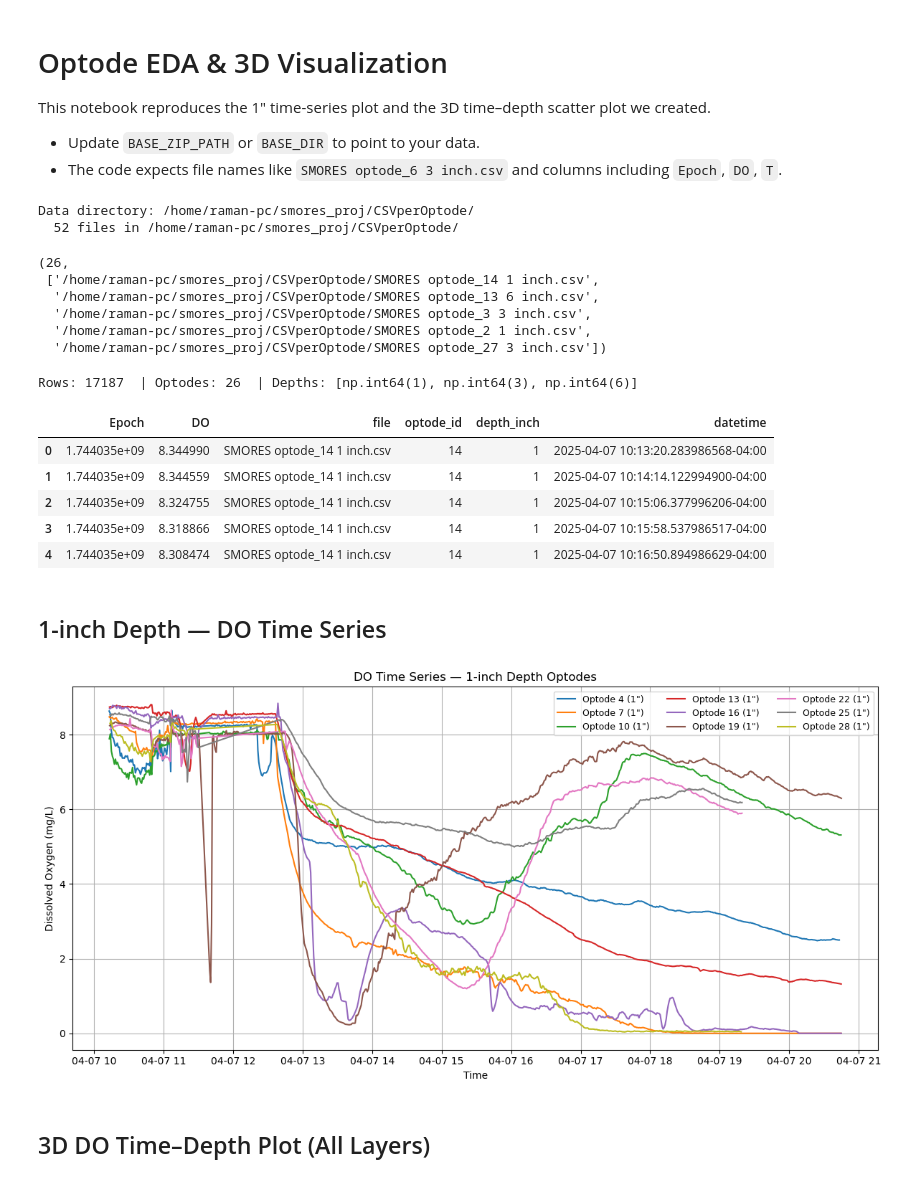
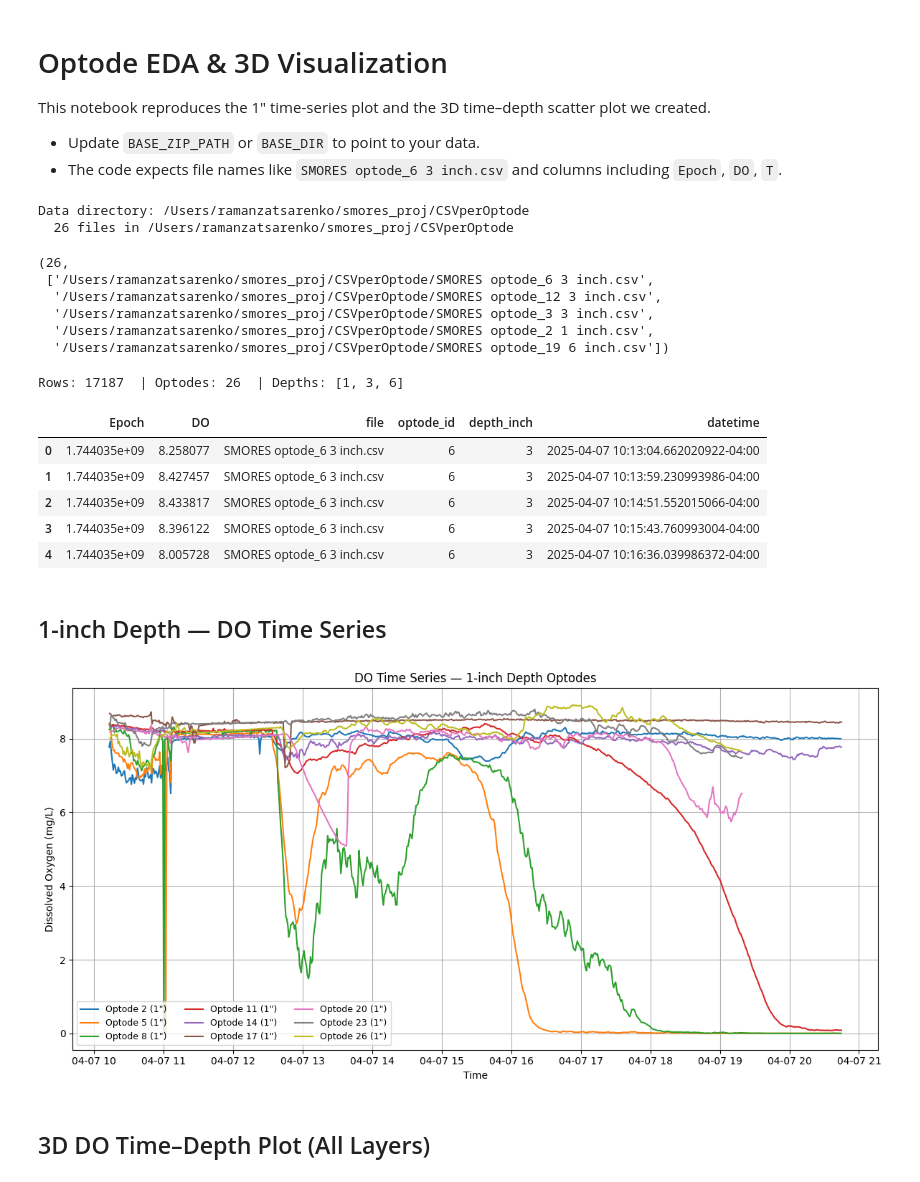
Before and after one commit to rzv09/smores_proj, a Jupyter notebook: src/optode_data/optode_eda_3d.ipynb, the cells around one changed output. Saved outputs shown, nothing was run; the diff lists cells and outputs as text; code cells hidden in the pictures.

```diff
--- a/src/optode_data/optode_eda_3d.ipynb
+++ b/src/optode_data/optode_eda_3d.ipynb
@@ -20,8 +20,8 @@ plt.rcParams['axes.grid'] = True
 
 # === Configure data location ===
 # If your files are in a zip, set BASE_ZIP_PATH and run the extraction cell.
-BASE_ZIP_PATH = 'CSVperOptode_2.zip'   # change if needed
-EXTRACT_DIR = '/home/raman-pc/smores_proj/CSVperOptode/'          # change if needed
+BASE_ZIP_PATH = '/Users/ramanzatsarenko/smores_proj/CSVperOptode_2'   # change if needed
+EXTRACT_DIR = '/Users/ramanzatsarenko/smores_proj/CSVperOptode'          # change if needed
 
 # If you already have a folder with CSVs, set BASE_DIR and skip extraction.
 BASE_DIR = EXTRACT_DIR
@@ -36,8 +36,8 @@ print('Data directory:', BASE_DIR)
 for root, _, files in os.walk(BASE_DIR):
     print(f'  {len(files)} files in {root}')
 # %% [output]
-Data directory: /home/raman-pc/smores_proj/CSVperOptode/
-  52 files in /home/raman-pc/smores_proj/CSVperOptode/
+Data directory: /Users/ramanzatsarenko/smores_proj/CSVperOptode
+  26 files in /Users/ramanzatsarenko/smores_proj/CSVperOptode
 # %%
 
 def parse_info(fname):
@@ -57,11 +57,11 @@ for root, _, files in os.walk(BASE_DIR):
 len(csv_files), csv_files[:5]
 # %% [output]
 (26,
- ['/home/raman-pc/smores_proj/CSVperOptode/SMORES optode_14 1 inch.csv',
-  '/home/raman-pc/smores_proj/CSVperOptode/SMORES optode_13 6 inch.csv',
-  '/home/raman-pc/smores_proj/CSVperOptode/SMORES optode_3 3 inch.csv',
-  '/home/raman-pc/smores_proj/CSVperOptode/SMORES optode_2 1 inch.csv',
-  '/home/raman-pc/smores_proj/CSVperOptode/SMORES optode_27 3 inch.csv'])
+ ['/Users/ramanzatsarenko/smores_proj/CSVperOptode/SMORES optode_6 3 inch.csv',
+  '/Users/ramanzatsarenko/smores_proj/CSVperOptode/SMORES optode_12 3 inch.csv',
+  '/Users/ramanzatsarenko/smores_proj/CSVperOptode/SMORES optode_3 3 inch.csv',
+  '/Users/ramanzatsarenko/smores_proj/CSVperOptode/SMORES optode_2 1 inch.csv',
+  '/Users/ramanzatsarenko/smores_proj/CSVperOptode/SMORES optode_19 6 inch.csv'])
 # %%
 
 # Read all CSVs robustly and standardize columns
@@ -90,30 +90,30 @@ all_df['datetime'] = all_df['datetime'].dt.tz_convert('US/Eastern')
 print('Rows:', len(all_df), ' | Optodes:', all_df.optode_id.nunique(), ' | Depths:', sorted(all_df.depth_inch.unique()))
 all_df.head()
 # %% [output]
-Rows: 17187  | Optodes: 26  | Depths: [np.int64(1), np.int64(3), np.int64(6)]
+Rows: 17187  | Optodes: 26  | Depths: [1, 3, 6]
 |  | Epoch | DO | file | optode_id | depth_inch | datetime |
-| 0 | 1.744035e+09 | 8.344990 | SMORES optode_14 1 inch.csv | 14 | 1 | 2025-04-07 10:13:20.283986568-04:00 |
-| 1 | 1.744035e+09 | 8.344559 | SMORES optode_14 1 inch.csv | 14 | 1 | 2025-04-07 10:14:14.122994900-04:00 |
-| 2 | 1.744035e+09 | 8.324755 | SMORES optode_14 1 inch.csv | 14 | 1 | 2025-04-07 10:15:06.377996206-04:00 |
-| 3 | 1.744035e+09 | 8.318866 | SMORES optode_14 1 inch.csv | 14 | 1 | 2025-04-07 10:15:58.537986517-04:00 |
-| 4 | 1.744035e+09 | 8.308474 | SMORES optode_14 1 inch.csv | 14 | 1 | 2025-04-07 10:16:50.894986629-04:00 |
+| 0 | 1.744035e+09 | 8.258077 | SMORES optode_6 3 inch.csv | 6 | 3 | 2025-04-07 10:13:04.662020922-04:00 |
+| 1 | 1.744035e+09 | 8.427457 | SMORES optode_6 3 inch.csv | 6 | 3 | 2025-04-07 10:13:59.230993986-04:00 |
+| 2 | 1.744035e+09 | 8.433817 | SMORES optode_6 3 inch.csv | 6 | 3 | 2025-04-07 10:14:51.552015066-04:00 |
+| 3 | 1.744035e+09 | 8.396122 | SMORES optode_6 3 inch.csv | 6 | 3 | 2025-04-07 10:15:43.760993004-04:00 |
+| 4 | 1.744035e+09 | 8.005728 | SMORES optode_6 3 inch.csv | 6 | 3 | 2025-04-07 10:16:36.039986372-04:00 |
 # %% [markdown]
 ## 1-inch Depth — DO Time Series
 # %%
 
-one_inch = all_df[all_df['depth_inch'] == 6].copy().sort_values(['optode_id','datetime'])
+one_inch = all_df[all_df['depth_inch'] == 1].copy().sort_values(['optode_id','datetime'])
 
 plt.figure(figsize=(12,6))
 for oid, sub in one_inch.groupby('optode_id'):
     plt.plot(sub['datetime'], sub['DO'], label=f'Optode {oid} (1\")')
 plt.xlabel('Time')
 plt.ylabel('Dissolved Oxygen (mg/L)')
 plt.title('DO Time Series — 1-inch Depth Optodes')
 plt.legend(ncol=3, fontsize=9)
 plt.tight_layout()
 plt.show()
 # %% [output]
-[figure, old version]
+[figure, new version]
 # %% [markdown]
 ## 3D DO Time–Depth Plot (All Layers)
 # %%
```
Also changed, not shown: parts of 6 cells of this notebook, 17 other files.
